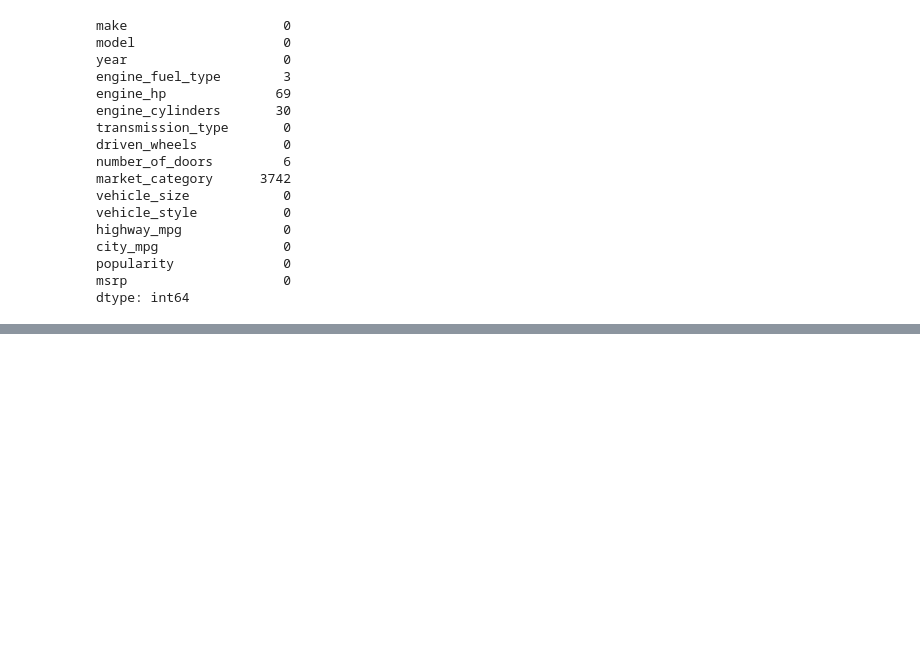
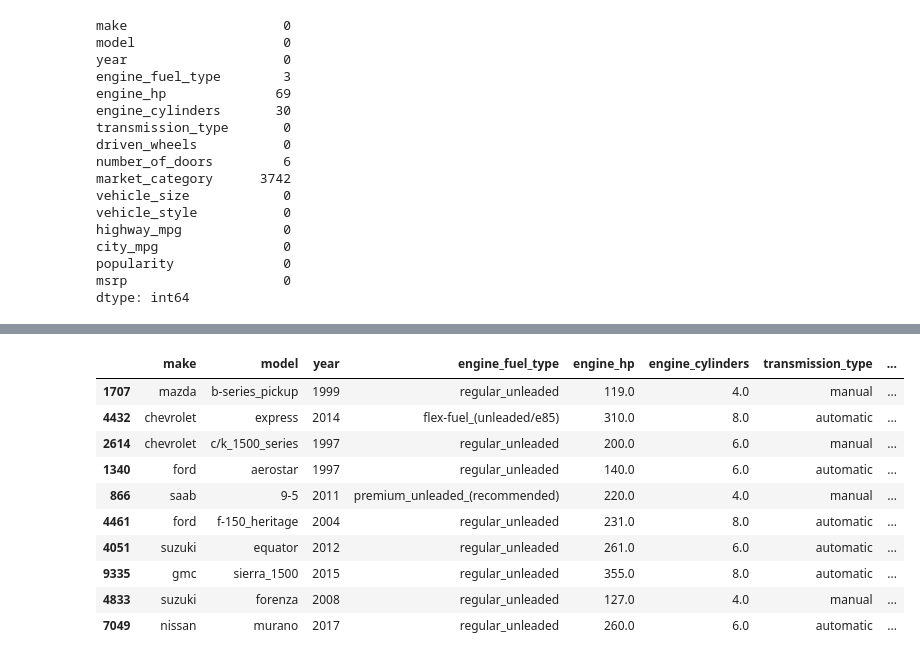
Before and after one commit to iAdityaRaj/machinelearning-zoomcamp, a Jupyter notebook: car-price-prediction/car_price_intro.ipynb, the cells around one changed output, grey strips where cells are left out. Cells and saved outputs as stored; diff of their text form; code cells hidden in the pictures; blank space fills up the shorter version.

```diff
--- a/car-price-prediction/car_price_intro.ipynb
+++ b/car-price-prediction/car_price_intro.ipynb
@@ -157,0 +207,14 @@ dtype: int64
+# %%
+df.iloc[idx[:10]]
+# %% [output]
+|  | make | model | year | engine_fuel_type | engine_hp | engine_cylinders | transmission_type | ... |
+| 1707 | mazda | b-series_pickup | 1999 | regular_unleaded | 119.0 | 4.0 | manual | ... |
+| 4432 | chevrolet | express | 2014 | flex-fuel_(unleaded/e85) | 310.0 | 8.0 | automatic | ... |
+| 2614 | chevrolet | c/k_1500_series | 1997 | regular_unleaded | 200.0 | 6.0 | manual | ... |
+| 1340 | ford | aerostar | 1997 | regular_unleaded | 140.0 | 6.0 | automatic | ... |
+| 866 | saab | 9-5 | 2011 | premium_unleaded_(recommended) | 220.0 | 4.0 | manual | ... |
+| 4461 | ford | f-150_heritage | 2004 | regular_unleaded | 231.0 | 8.0 | automatic | ... |
+| 4051 | suzuki | equator | 2012 | regular_unleaded | 261.0 | 6.0 | automatic | ... |
+| 9335 | gmc | sierra_1500 | 2015 | regular_unleaded | 355.0 | 8.0 | automatic | ... |
+| 4833 | suzuki | forenza | 2008 | regular_unleaded | 127.0 | 4.0 | manual | ... |
+| 7049 | nissan | murano | 2017 | regular_unleaded | 260.0 | 6.0 | automatic | ... |
```
Also changed, not shown: parts of 16 cells of this notebook.
